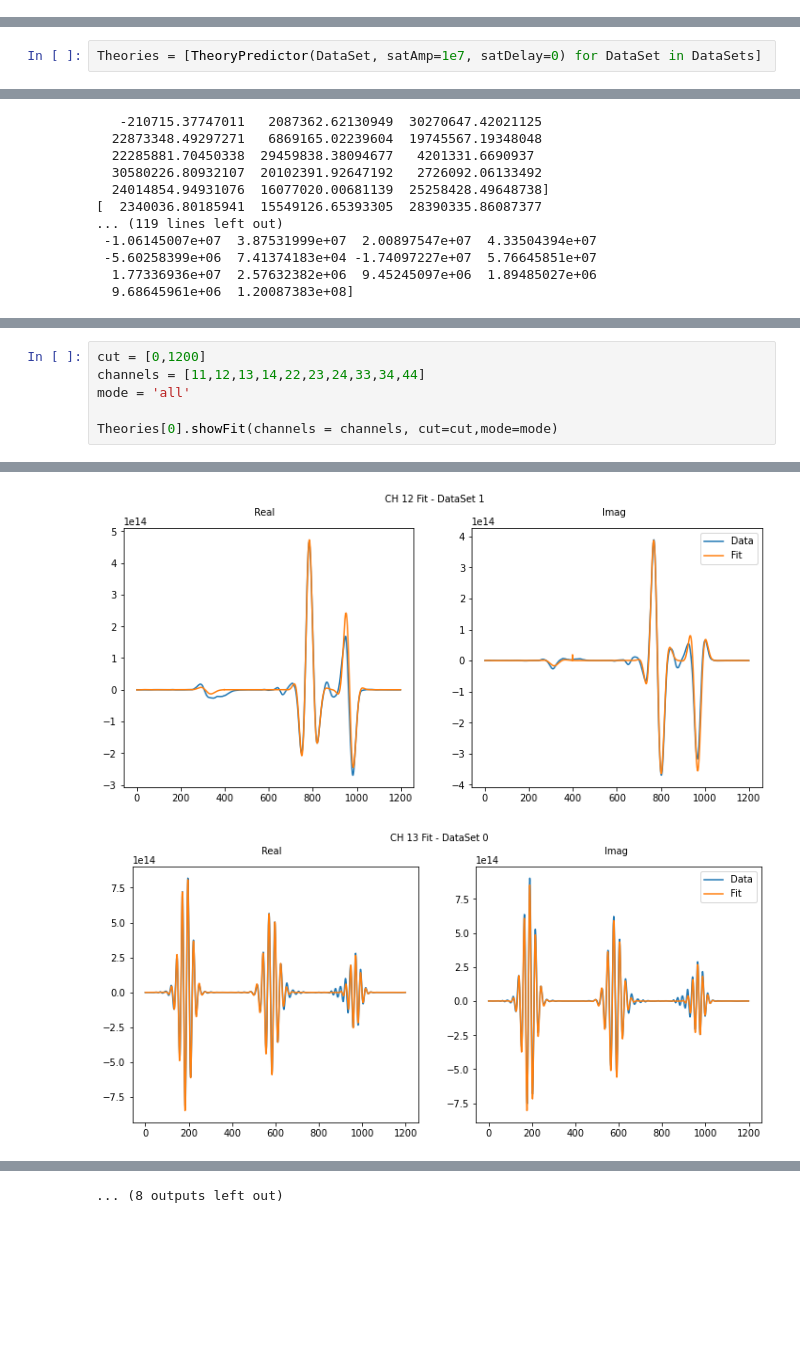
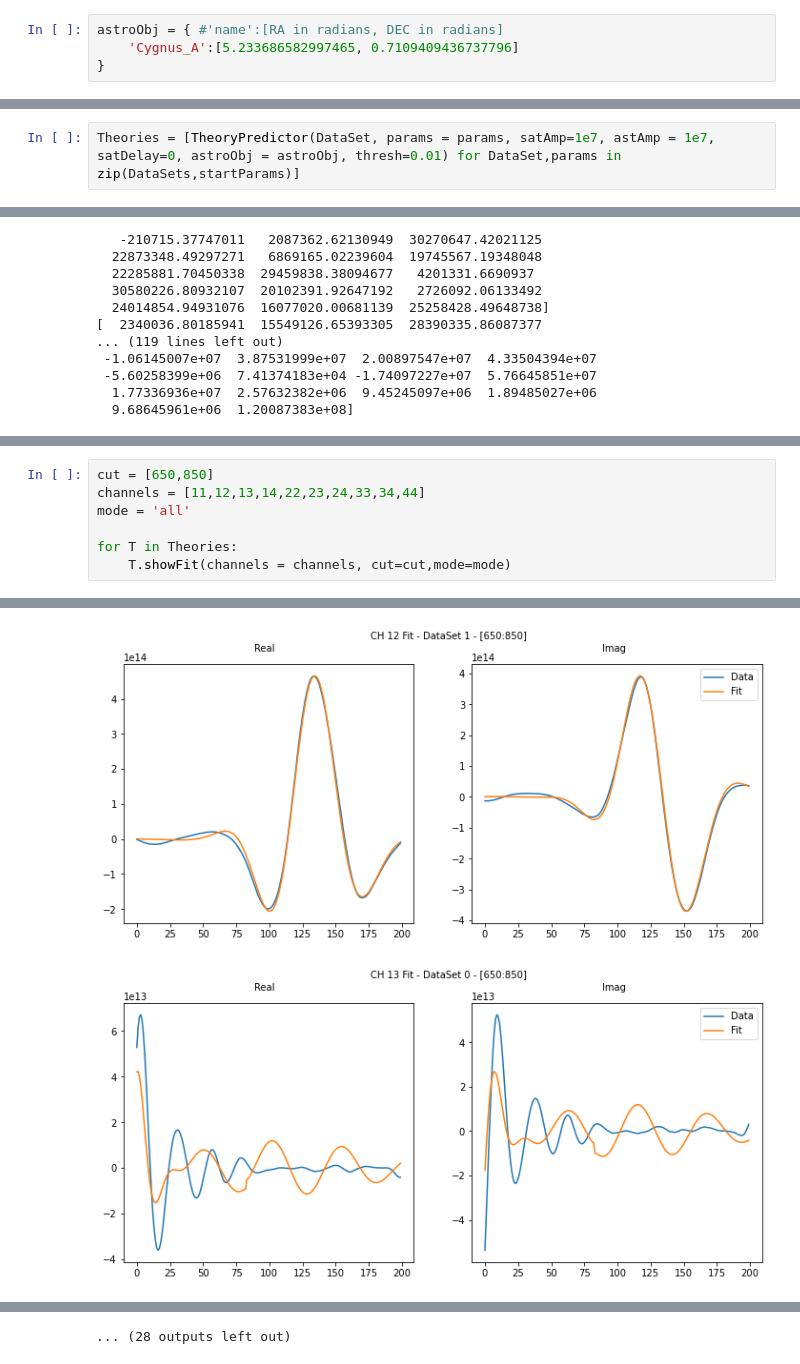
Before and after one commit to bmxdemo/bmxobs, a Jupyter notebook: towards1.ipynb, the cells around one changed output, grey strips where cells are left out. Saved outputs shown, nothing was run; the diff lists cells and outputs as text; blank space fills up the shorter version.

```diff
--- a/towards1.ipynb
+++ b/towards1.ipynb
@@ -304,3 +131,7 @@ Data_ids = [["pas/210904_2300",
             "pas/210907_2300"]
            ]
 DataSets = [[bmxobs.BMXSingleFreqObs(ids) for ids in Data_id] for Data_id in Data_ids]
+# %%
+astroObj = { #'name':[RA in radians, DEC in radians]
+    'Cygnus_A':[5.233686582997465, 0.7109409436737796]
+}
@@ -307,2 +142,2 @@ DataSets = [[bmxobs.BMXSingleFreqObs(ids) for ids in Data_id] for Data_id in Dat
 # %%
-Theories = [TheoryPredictor(DataSet, satAmp=1e7, satDelay=0) for DataSet in DataSets]
+Theories = [TheoryPredictor(DataSet, params = params, satAmp=1e7, astAmp = 1e7, satDelay=0, astroObj = astroObj, thresh=0.01) for DataSet,params in zip(DataSets,startParams)]
@@ -437,7 +307,8 @@ Standard Deviation:
 # %%
-cut = [0,1200]
+cut = [650,850]
 channels = [11,12,13,14,22,23,24,33,34,44]
 mode = 'all'
 
-Theories[0].showFit(channels = channels, cut=cut,mode=mode)
+for T in Theories:
+    T.showFit(channels = channels, cut=cut,mode=mode)
 # %% [output]
@@ -447,2 +318,2 @@ Theories[0].showFit(channels = channels, cut=cut,mode=mode)
-[figure, old version]
+[figure, new version]
-[figure, old version]
+[figure, new version]
@@ -456,4 +327,4 @@ Theories[0].showFit(channels = channels, cut=cut,mode=mode)
-... (8 outputs left out)
+... (28 outputs left out)
 # %%
 for T in Theories:
     print(T.readParameters())
```
Also changed, not shown: parts of 27 cells of this notebook, 1 other file.
